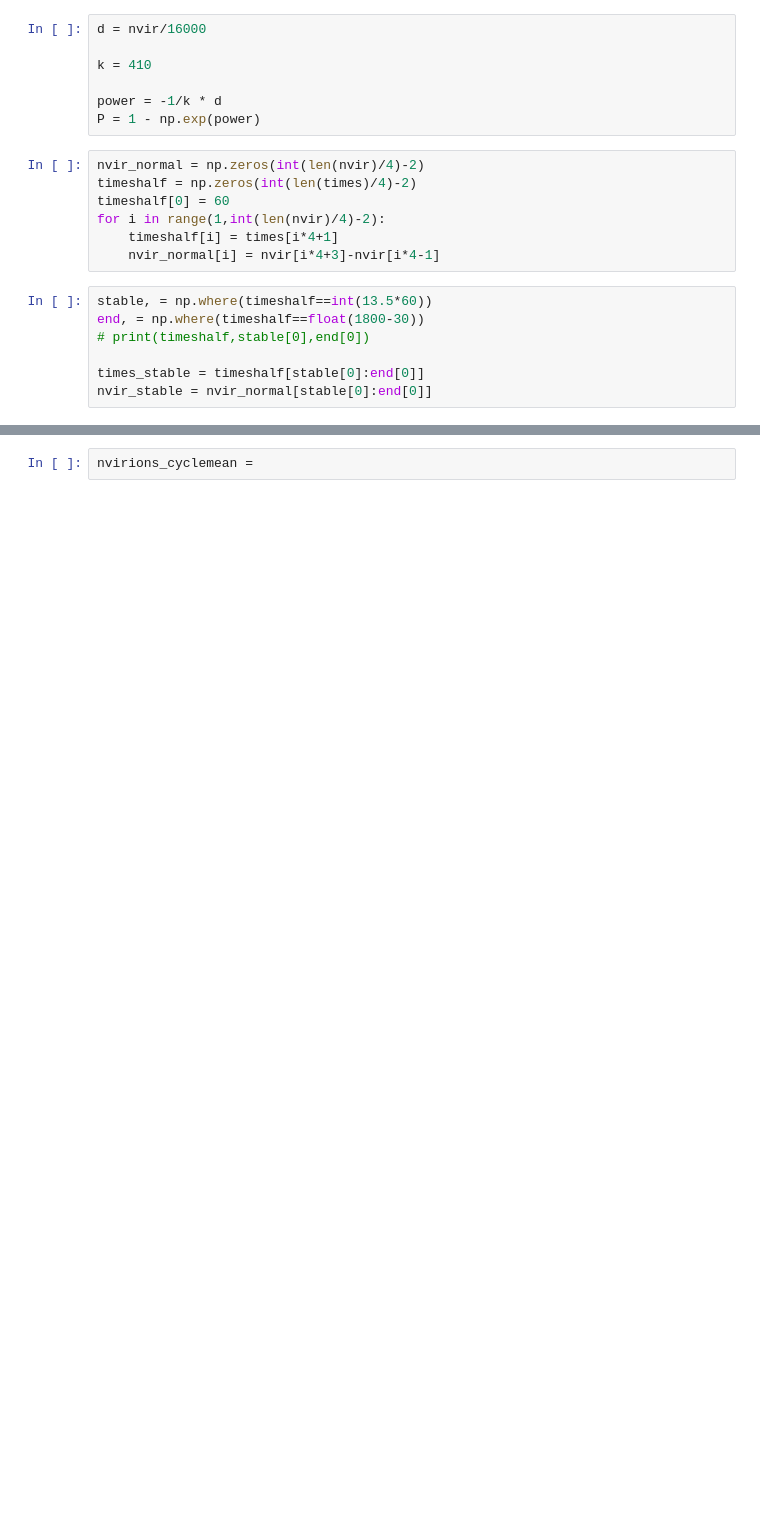
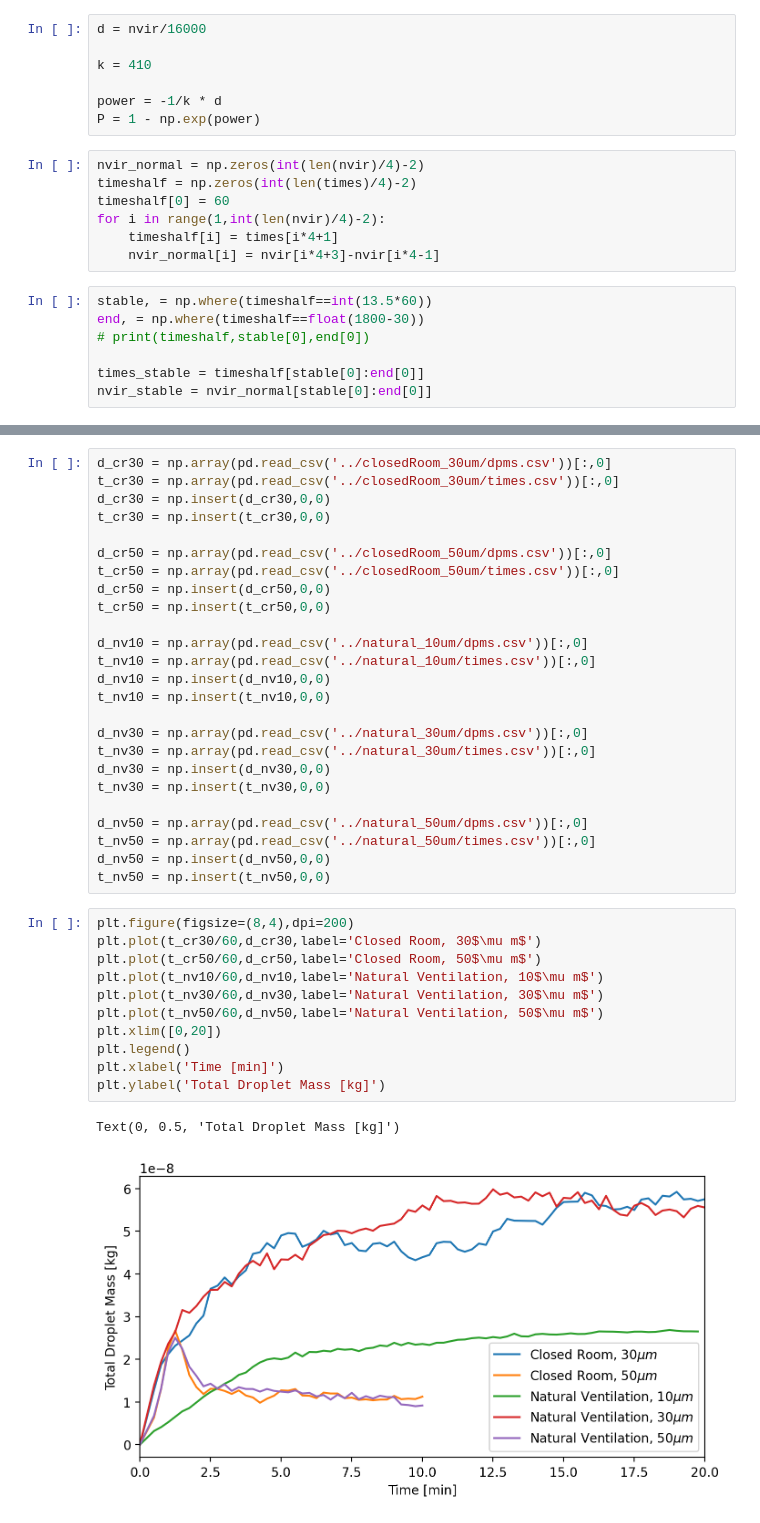
Before and after one commit to shyam97/COVIDVentilation, a Jupyter notebook: concentrate.ipynb, the cells around one changed output, grey strips where cells are left out. Drawn from its saved outputs; the diff is of its cells as text; blank space fills up the shorter version.

```diff
--- a/concentrate.ipynb
+++ b/concentrate.ipynb
@@ -132,2 +151,39 @@ plt.grid(which='major')
-# %%
-nvirions_cyclemean =
+# %%
+d_cr30 = np.array(pd.read_csv('../closedRoom_30um/dpms.csv'))[:,0]
+t_cr30 = np.array(pd.read_csv('../closedRoom_30um/times.csv'))[:,0]
+d_cr30 = np.insert(d_cr30,0,0)
+t_cr30 = np.insert(t_cr30,0,0)
+
+d_cr50 = np.array(pd.read_csv('../closedRoom_50um/dpms.csv'))[:,0]
+t_cr50 = np.array(pd.read_csv('../closedRoom_50um/times.csv'))[:,0]
+d_cr50 = np.insert(d_cr50,0,0)
+t_cr50 = np.insert(t_cr50,0,0)
+
+d_nv10 = np.array(pd.read_csv('../natural_10um/dpms.csv'))[:,0]
+t_nv10 = np.array(pd.read_csv('../natural_10um/times.csv'))[:,0]
+d_nv10 = np.insert(d_nv10,0,0)
+t_nv10 = np.insert(t_nv10,0,0)
+
+d_nv30 = np.array(pd.read_csv('../natural_30um/dpms.csv'))[:,0]
+t_nv30 = np.array(pd.read_csv('../natural_30um/times.csv'))[:,0]
+d_nv30 = np.insert(d_nv30,0,0)
+t_nv30 = np.insert(t_nv30,0,0)
+
+d_nv50 = np.array(pd.read_csv('../natural_50um/dpms.csv'))[:,0]
+t_nv50 = np.array(pd.read_csv('../natural_50um/times.csv'))[:,0]
+d_nv50 = np.insert(d_nv50,0,0)
+t_nv50 = np.insert(t_nv50,0,0)
+# %%
+plt.figure(figsize=(8,4),dpi=200)
+plt.plot(t_cr30/60,d_cr30,label='Closed Room, 30$\mu m$')
+plt.plot(t_cr50/60,d_cr50,label='Closed Room, 50$\mu m$')
+plt.plot(t_nv10/60,d_nv10,label='Natural Ventilation, 10$\mu m$')
+plt.plot(t_nv30/60,d_nv30,label='Natural Ventilation, 30$\mu m$')
+plt.plot(t_nv50/60,d_nv50,label='Natural Ventilation, 50$\mu m$')
+plt.xlim([0,20])
+plt.legend()
+plt.xlabel('Time [min]')
+plt.ylabel('Total Droplet Mass [kg]')
+# %% [output]
+Text(0, 0.5, 'Total Droplet Mass [kg]')
+[figure, added]
```
Also changed, not shown: parts of 7 cells of this notebook.
